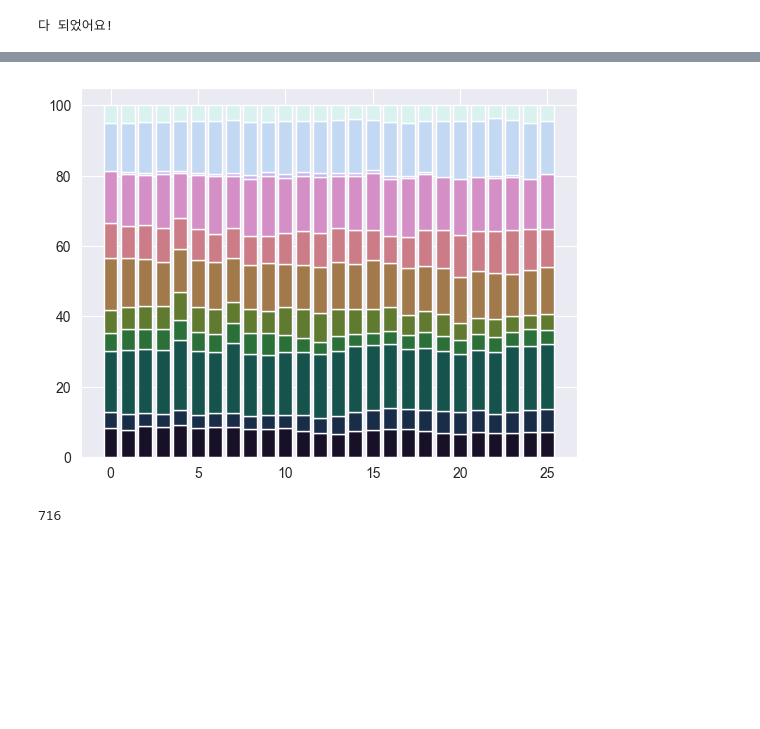
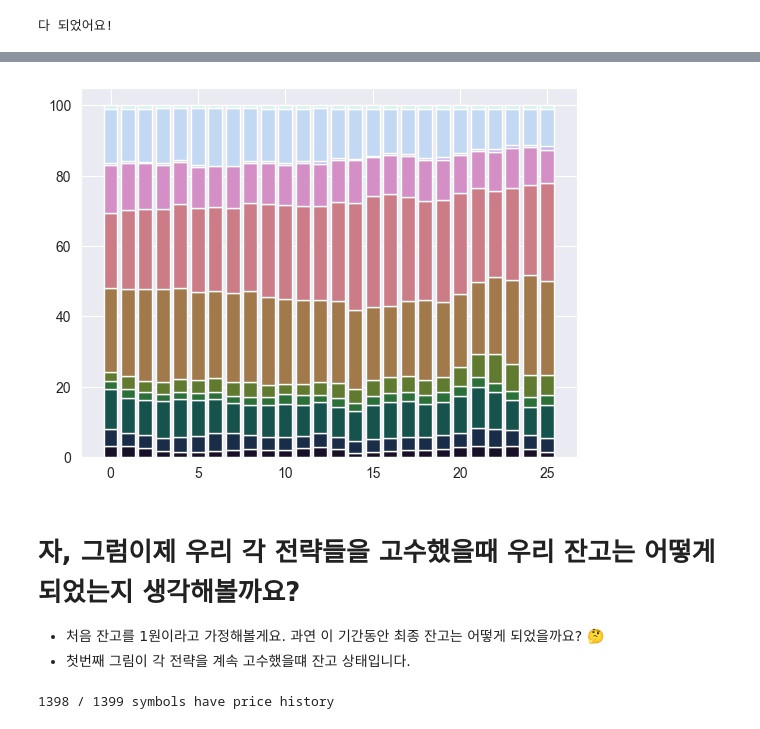
Before and after one commit to icsl-Jeon/EastFox, a Jupyter notebook: seminar/backtesting.ipynb, the cells around one changed output, grey strips where cells are left out. Saved outputs shown, nothing was run; the diff lists cells and outputs as text; code cells hidden in the pictures; blank space fills up the shorter version.

```diff
--- a/seminar/backtesting.ipynb
+++ b/seminar/backtesting.ipynb
@@ -39,7 +39,7 @@ from tqdm import tqdm
 
 db_interface = DataBaseInterface()
 
-exchange_pool = ['NYSE', 'NASDAQ']
+exchange_pool = ['NASDAQ']
 horizon = (date(2010, 1, 1), date(2022, 8, 22))
 freq = '6M'
 
@@ -70,17 +71,9 @@ print("다 되었어요!")
 # %%
-from core.evaluate import show_selection
+from core.evaluate import show_selection, prepare_canvas
 import matplotlib.pyplot as plt
 import math
 
-n_strategist = len(strategist_list)
-col = 2
-row = math.ceil(n_strategist / 2)
-plt.rcParams.update({'font.size': 10})
-plt.rcParams['figure.dpi'] = 100  # default for me was 75
-plt.subplots(constrained_layout=True, figsize=(10, 10))
-
 for idx, strategist in enumerate(strategist_list):
-    plt.subplot(row, col, idx + 1)
-    show_selection(strategist, db_interface,
-                   {'radius': 1, 'fontsize': 15, 'palette': "cubehelix", 'labeldistacne': 1.1})
+    plt.subplot(math.ceil(len(strategist_list) / 2), 2, idx + 1)
+    show_selection(strategist, db_interface, radius=1, fontsize=15, labeldistacne=1.1)
 # %% [output]
@@ -88,13 +86,17 @@ for idx, strategist in enumerate(strategist_list):
 # %%
+# TODO mdates applying
 from core.evaluate import extract_sector_count_from_segment, SECTOR_COLOR_MAP
 
-for idx, segment in enumerate(strategist_list[2].state[1:]):
+for idx, segment in enumerate(strategist_list[0].state[1:]):
     sector_counts = extract_sector_count_from_segment(segment, db_interface)
     bottom = 0
     for index, sector in sector_counts.items():
-        color = SECTOR_COLOR_MAP[index]
-        height = sector
-        plt.bar(idx, height, bottom=bottom, color=color)
-        bottom += height
+        try:
+            color = SECTOR_COLOR_MAP[index]
+            height = sector
+            plt.bar(idx, height, bottom=bottom, color=color)
+            bottom += height
+        except:
+            continue
 # %% [output]
-[figure, old version]
+[figure, new version]
@@ -108,20 +102,0 @@ for idx, segment in enumerate(strategist_list[2].state[1:]):
-# %%
-strategist_start_date = strategist.state[0].start_date
-strategist_end_date = strategist.state[-1].end_date
-strategist = strategist_list[0]
-
-
-def get_all_symbols(strategist: Strategist, include_first_segment=False) -> list[str]:
-    symbols = set()
-    for segment in strategist.state[int(not include_first_segment):]:
-        symbols = symbols.union(set(segment.assets))
-    return list(symbols)
-
-
-total_symbols = get_all_symbols(strategist, False)
-print(len(total_symbols))
-
-df_all_price_history = db_interface.get_history_list(table_key=TableKey.PRICE_HISTORY, symbol_list=total_symbols,
-                                                     from_date=strategist_start_date, to_date=date(2022, 8, 22))
-# %% [output]
-716
@@ -148,0 +103,12 @@ for segment in strategist.state[1:]:
+# %% [markdown]
+# 자, 그럼이제 우리 각 전략들을 고수했을때 우리 잔고는 어떻게 되었는지 생각해볼까요?
+* 처음 잔고를 1원이라고 가정해볼게요. 과연 이 기간동안 최종 잔고는 어떻게 되었을까요? 🤔
+* 첫번째 그림이 각 전략을 계속 고수했을떄 잔고 상태입니다.
+# %%
+from core.evaluate import get_all_symbols_price_history, estimate_price_history
+
+df_all_price_history = get_all_symbols_price_history(strategist_list[-1], db_interface)
+price_history_dict = {strategist.name: estimate_price_history(strategist, df_all_price_history) for strategist in
+                      strategist_list}
+# %% [output]
+1398 / 1399 symbols have price history
```
Also changed, not shown: parts of 12 cells of this notebook, 2 other files.
